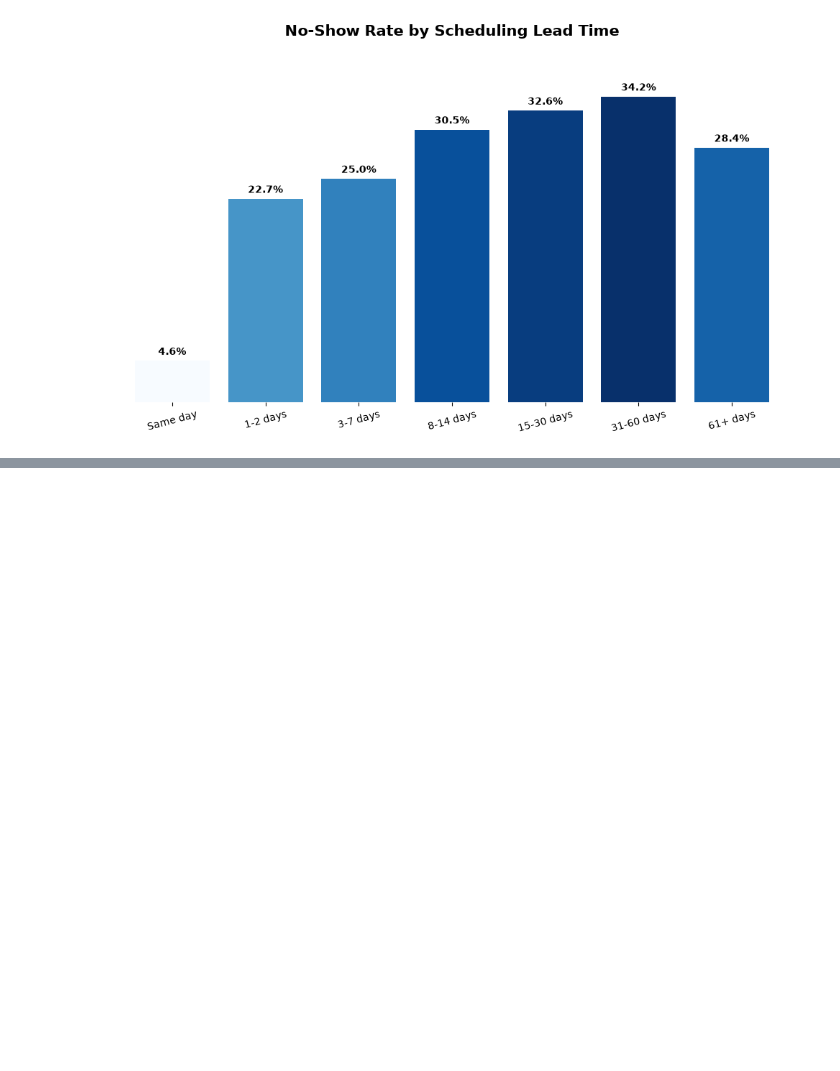
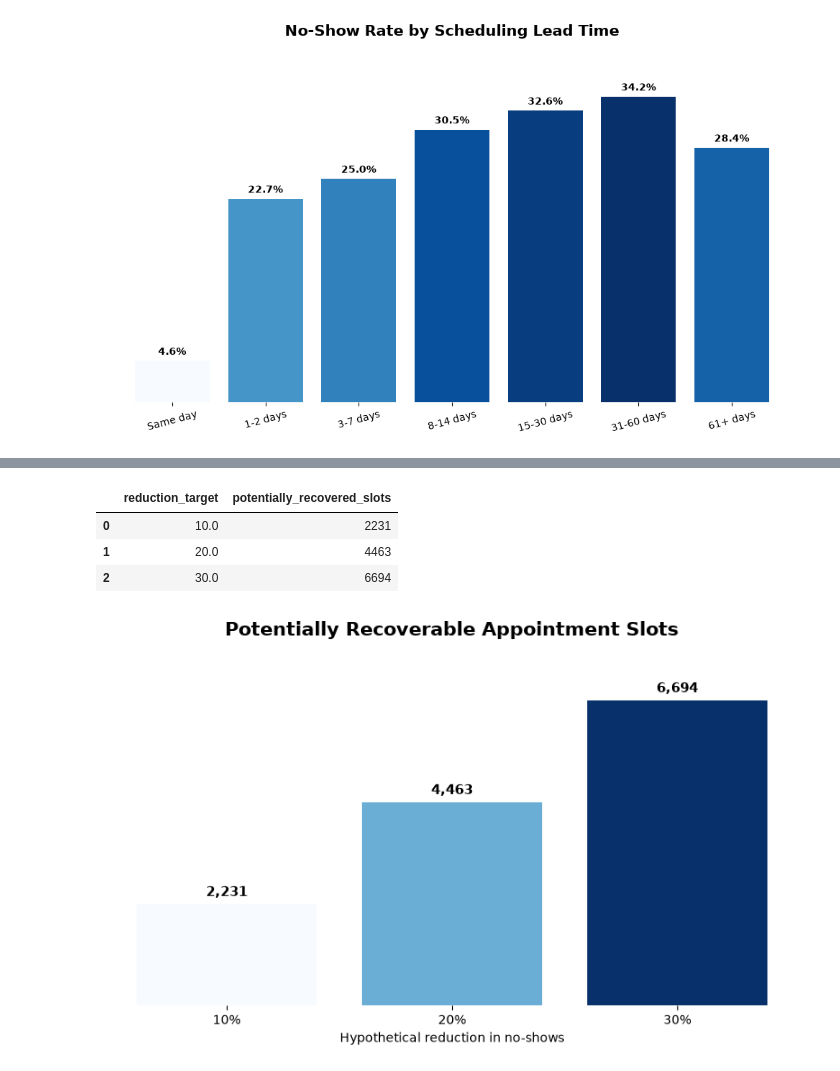
Before and after one commit to leaop/Projects, a Jupyter notebook: Healthcare — No-Shows/healthcare_no_show_analysis_final.ipynb, the cells around one changed output, grey strips where cells are left out. Cells and saved outputs as stored; diff of their text form; code cells hidden in the pictures; blank space fills up the shorter version.

```diff
--- a/Healthcare — No-Shows/healthcare_no_show_analysis.ipynb
+++ b/Healthcare — No-Shows/healthcare_no_show_analysis_final.ipynb
@@ -1025,0 +1689,77 @@ plt.show()
+# %%
+recovery_scenarios = pd.DataFrame({
+    'reduction_target': [0.10, 0.20, 0.30]
+})
+
+recovery_scenarios['potentially_recovered_slots'] = (
+    total_no_shows
+    * recovery_scenarios['reduction_target']
+).round().astype(int)
+
+recovery_scenarios['reduction_target'] = (
+    recovery_scenarios['reduction_target'] * 100
+)
+
+recovery_scenarios
+# %% [output]
+|  | reduction_target | potentially_recovered_slots |
+| 0 | 10.0 | 2231 |
+| 1 | 20.0 | 4463 |
+| 2 | 30.0 | 6694 |
+# %%
+plot_recovery = recovery_scenarios.copy()
+
+norm = Normalize(
+    vmin=plot_recovery['potentially_recovered_slots'].min(),
+    vmax=plot_recovery['potentially_recovered_slots'].max()
+)
+
+colors = cm.Blues(
+    norm(plot_recovery['potentially_recovered_slots'])
+)
+
+fig, ax = plt.subplots(figsize=(8, 5))
+
+bars = ax.bar(
+    plot_recovery['reduction_target'].astype(int).astype(str) + '%',
+    plot_recovery['potentially_recovered_slots'],
+    color=colors
+)
+
+for bar, value in zip(
+    bars,
+    plot_recovery['potentially_recovered_slots']
+):
+    ax.text(
+        bar.get_x() + bar.get_width() / 2,
+        bar.get_height() + 100,
+        f'{value:,}',
+        ha='center',
+        va='bottom',
+        fontsize=11,
+        fontweight='bold'
+    )
+
+ax.set_title(
+    'Potentially Recoverable Appointment Slots',
+    fontsize=15,
+    fontweight='bold',
+    pad=15
+)
+
+ax.yaxis.set_visible(False)
+ax.set_xlabel('Hypothetical reduction in no-shows')
+ax.set_ylabel('')
+
+for spine in ax.spines.values():
+    spine.set_visible(False)
+
+ax.set_ylim(
+    0,
+    plot_recovery['potentially_recovered_slots'].max() * 1.15
+)
+
+plt.tight_layout()
+plt.show()
+# %% [output]
+[figure, added]
```
Also changed, not shown: parts of 46 cells of this notebook.
